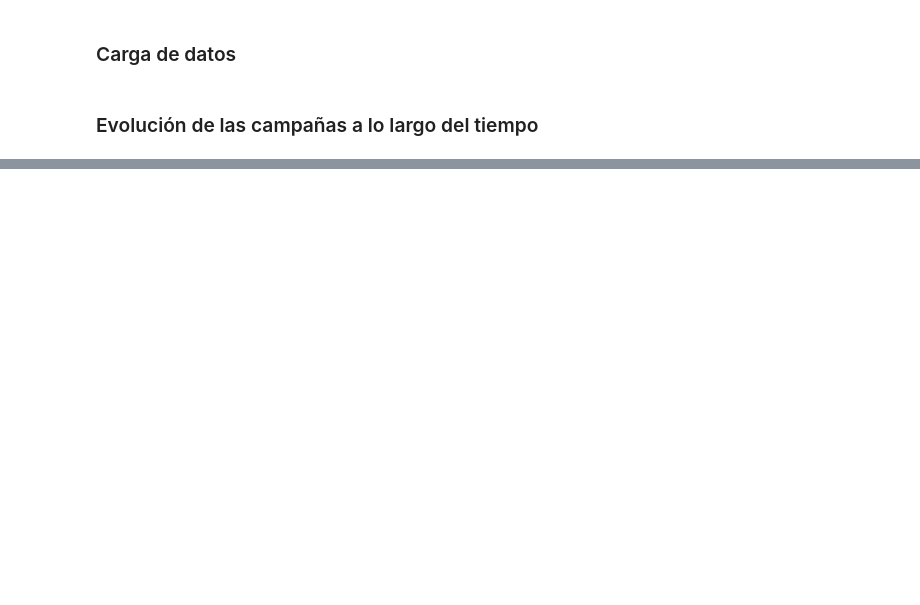
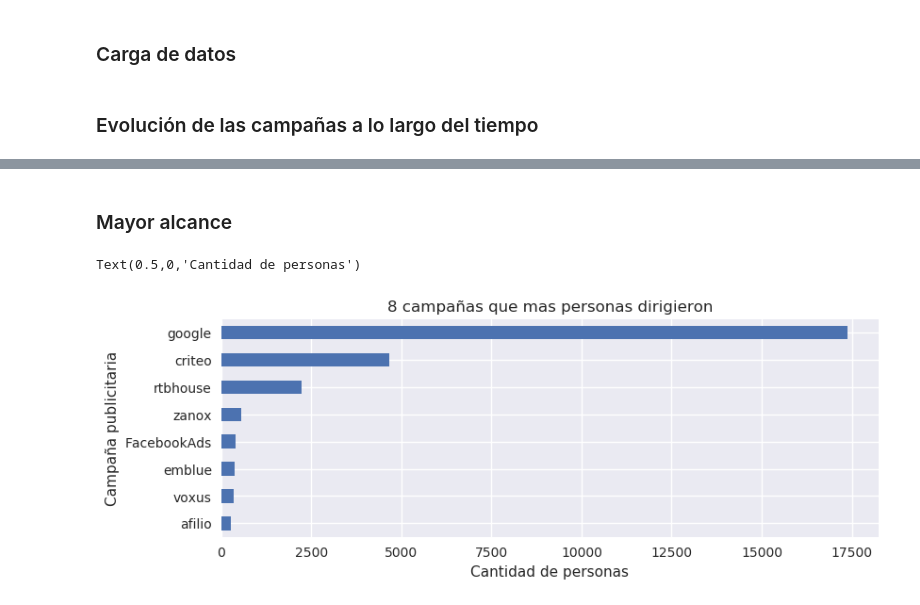
Before and after one commit to AlejandroKler/Datos-TP1, a Jupyter notebook: Analisis_publicitario.ipynb, the cells around one changed output, grey strips where cells are left out. Drawn from its saved outputs; the diff is of its cells as text; code cells hidden in the pictures; blank space fills up the shorter version.

```diff
--- a/Analisis_publicitario.ipynb
+++ b/Analisis_publicitario.ipynb
@@ -51,3 +51,2 @@ ax.set(xlabel='Semana', ylabel='Porcentaje', title = 'Proporcion de source de '+
 # %%
-ad_campaigns = df.loc[(df['event']=='ad campaign hit') | (df['event']=='conversion')]#.drop_duplicates()#[['person','campaign_source']].drop_duplicates().set_index('campaign_source')
-ad_campaigns.head()
+ad_campaigns = df.loc[(df['event']=='ad campaign hit'),['person','campaign_source']].drop_duplicates()
@@ -82,0 +53,13 @@ Hay una "campaña publicitaria" llamada onsite que debería ser eliminada del da
+# %% [markdown]
+### Mayor alcance
+# %%
+N = 8
+ad_campaigns_gruped = ad_campaigns.groupby('campaign_source').agg({'person': 'count'})
+g = ad_campaigns_gruped.sort_values(by="person",ascending=False).head(N).iloc[::-1]\
+    .plot(kind="barh",figsize=(9,3),legend=False)
+g.set_title(str(N)+' campañas que mas personas dirigieron')
+g.set_ylabel('Campaña publicitaria')
+g.set_xlabel('Cantidad de personas')
+# %% [output]
+Text(0.5,0,'Cantidad de personas')
+[figure, added]
```
Also changed, not shown: parts of 22 cells of this notebook.
